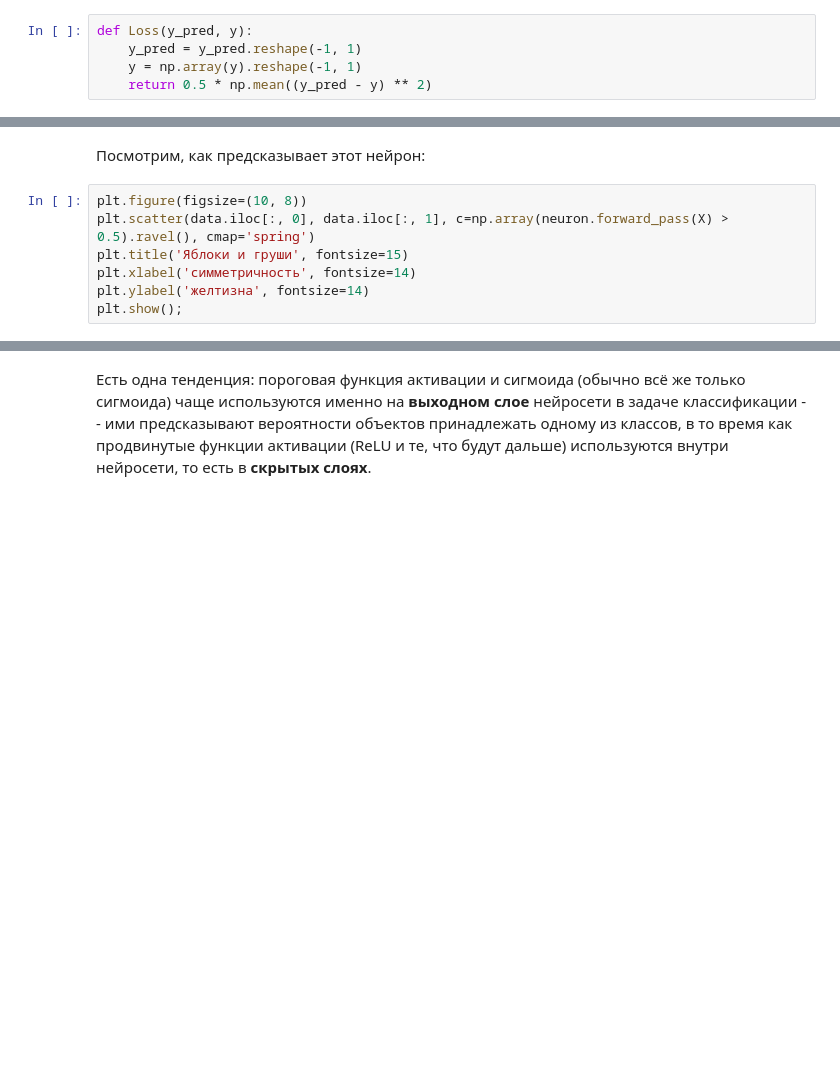
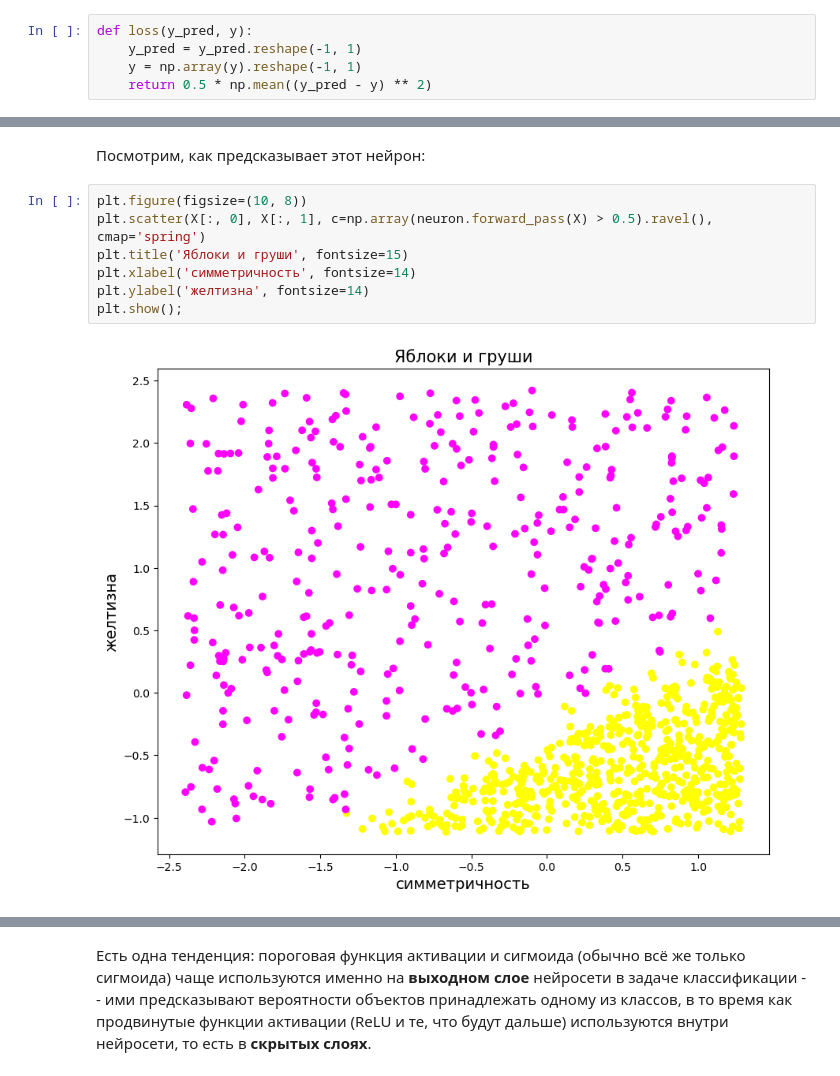
Before and after one commit to MGSDS/Itmo-ML, a Jupyter notebook: Lab 6/test 6.2 neuron_activations.ipynb, the cells around one changed output, grey strips where cells are left out. Saved outputs shown, nothing was run; the diff lists cells and outputs as text; blank space fills up the shorter version.

```diff
--- a/Lab 6/test 6.2 neuron_activations.ipynb
+++ b/Lab 6/test 6.2 neuron_activations.ipynb
@@ -24,7 +34,7 @@ $$
 
 Здесь $w \cdot X_i$ - скалярное произведение, а $\hat{y_i} = \sigma(w \cdot X_i) =\frac{1}{1+e^{-w \cdot X_i}} $ - сигмоида ($i$ -- номер объекта в выборке).
 # %%
-def Loss(y_pred, y):
+def loss(y_pred, y):
     y_pred = y_pred.reshape(-1, 1)
     y = np.array(y).reshape(-1, 1)
     return 0.5 * np.mean((y_pred - y) ** 2)
@@ -201,8 +232,10 @@ plt.show()
 Посмотрим, как предсказывает этот нейрон:
 # %%
 plt.figure(figsize=(10, 8))
-plt.scatter(data.iloc[:, 0], data.iloc[:, 1], c=np.array(neuron.forward_pass(X) > 0.5).ravel(), cmap='spring')
+plt.scatter(X[:, 0], X[:, 1], c=np.array(neuron.forward_pass(X) > 0.5).ravel(), cmap='spring')
 plt.title('Яблоки и груши', fontsize=15)
 plt.xlabel('симметричность', fontsize=14)
 plt.ylabel('желтизна', fontsize=14)
 plt.show();
+# %% [output]
+[figure, added]
```
Also changed, not shown: parts of 29 cells of this notebook.
